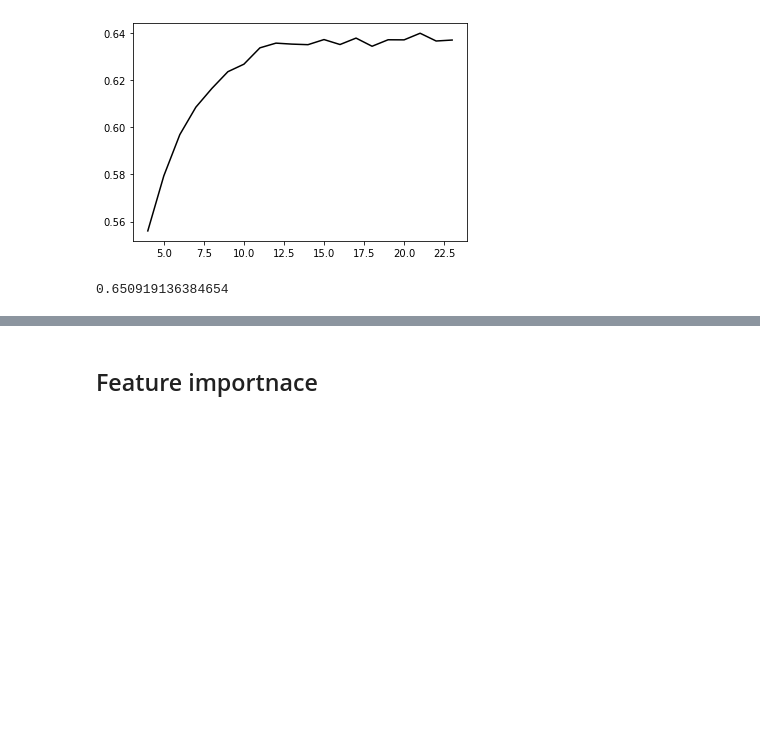
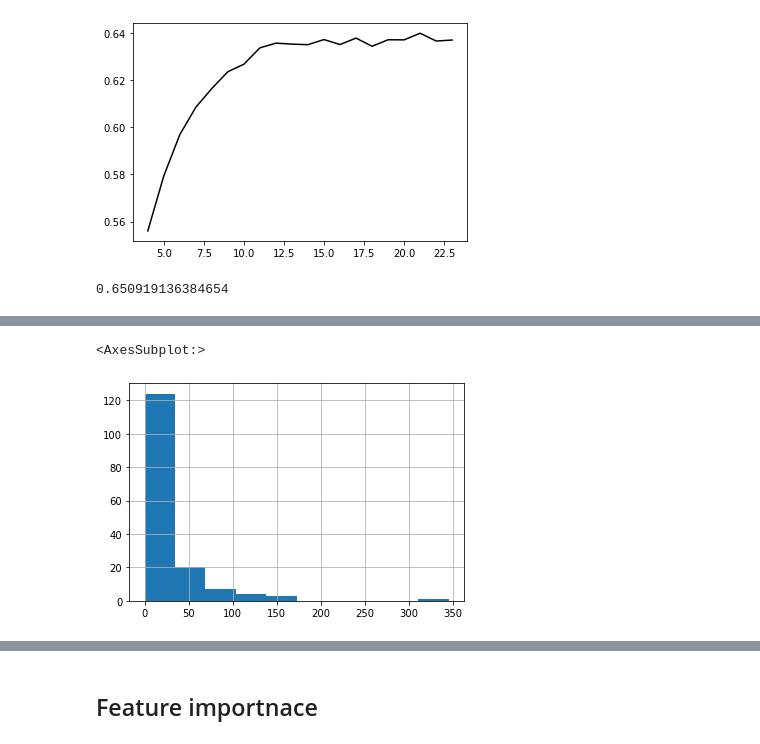
Before and after one commit to aabouie/Capstone_2, a Jupyter notebook: EDA_ML.ipynb, the cells around one changed output, grey strips where cells are left out. Drawn from its saved outputs; the diff is of its cells as text; code cells hidden in the pictures; blank space fills up the shorter version.

```diff
--- a/EDA_ML.ipynb
+++ b/EDA_ML.ipynb
@@ -499,7 +496,7 @@ ax.plot(tree_depth,scores,color='k');
 # %% [output]
 [figure]
 # %%
-rf = RandomForestRegressor(max_depth=15,n_estimators = 12500,max_features=10)
+rf = RandomForestRegressor(max_depth=15,n_estimators = 1250,max_features=10)
 cross_val_score(rf,X_train,y_train).mean()
 # %% [output]
 0.650919136384654
@@ -527,3 +532,8 @@ b = df_listing[df_listing.price<500]
 # %%
 # g = pd.concat([X_train,y_residual],axis=1)
 # g.groupby('zipcode_78704').price.hist()
+# %%
+X_train[np.abs(y_residual)>100].number_of_reviews.hist()
+# %% [output]
+<AxesSubplot:>
+[figure, added]
```
Also changed, not shown: parts of 31 cells of this notebook.
